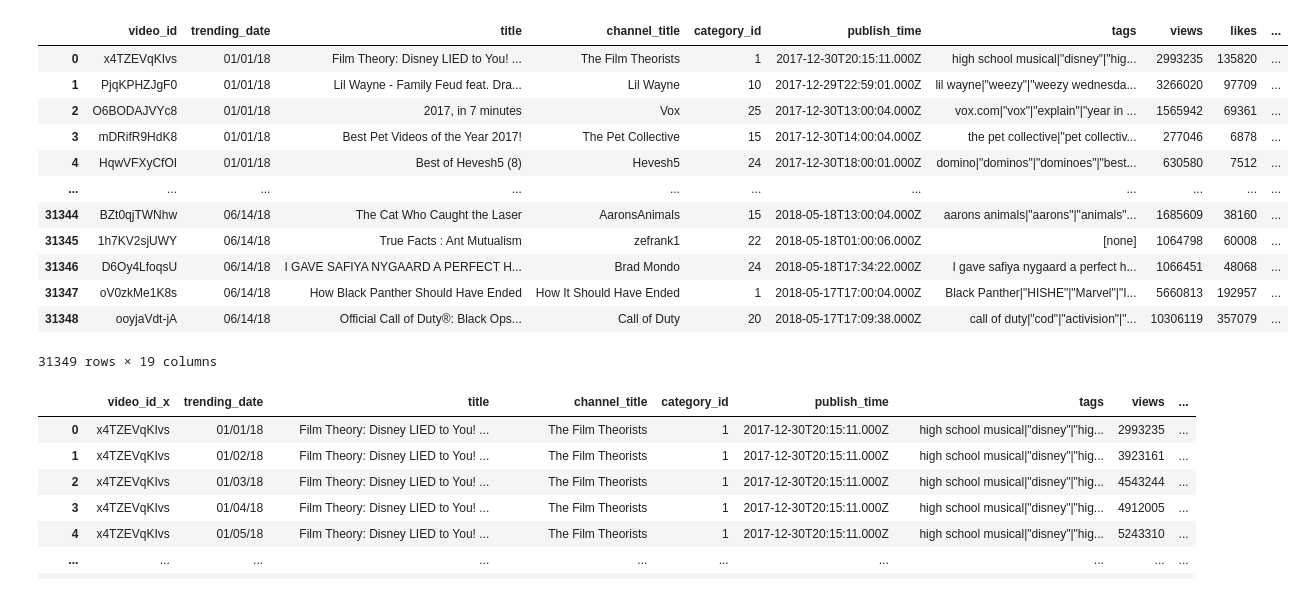
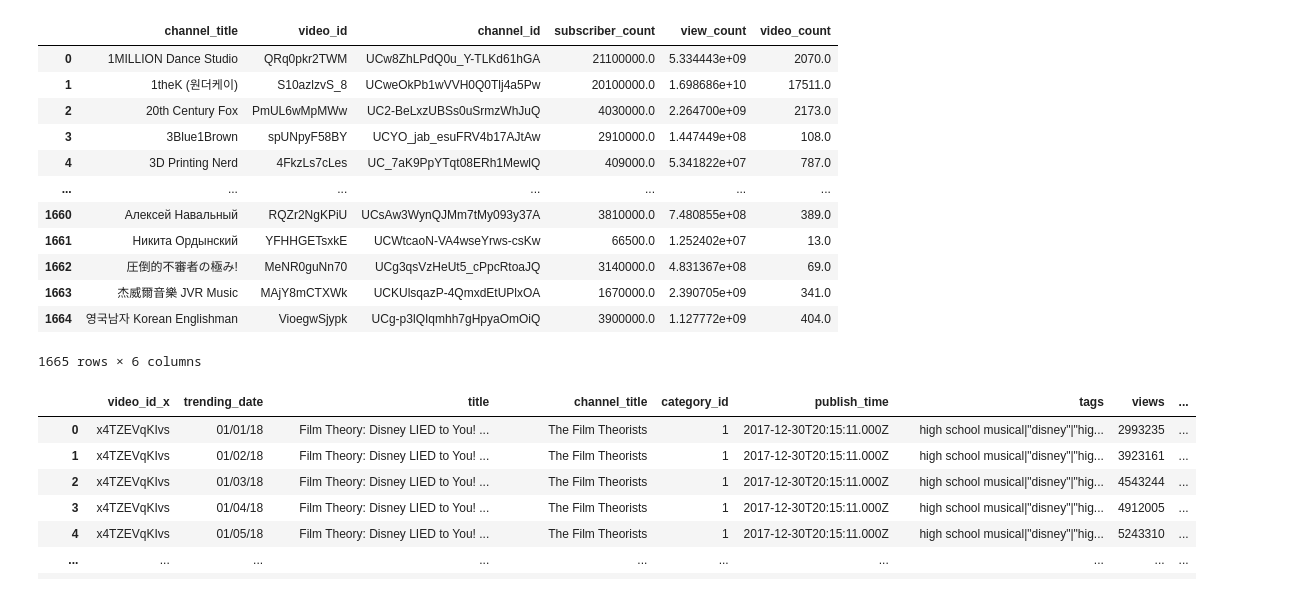
Before and after one commit to hannah8075/youtube-analysis, a Jupyter notebook: video_data.ipynb, the cells around one changed output. Saved outputs shown, nothing was run; the diff lists cells and outputs as text; code cells hidden in the pictures.

```diff
--- a/video_data.ipynb
+++ b/video_data.ipynb
@@ -6,23 +6,23 @@ import matplotlib.pyplot as plt
 # %%
 videos_csvpath = os.path.join("output/videos_data.csv")
 videos_df = pd.read_csv(videos_csvpath)
 youtube_csvpath = os.path.join("output/youtube2018.csv")
 youtube_df = pd.read_csv(youtube_csvpath)
-youtube_df
+videos_df
 # %% [output]
-|  | video_id | trending_date | title | channel_title | category_id | publish_time | tags | views | likes | ... |
-| 0 | x4TZEVqKIvs | 01/01/18 | Film Theory: Disney LIED to You! ... | The Film Theorists | 1 | 2017-12-30T20:15:11.000Z | high school musical|"disney"|"hig... | 2993235 | 135820 | ... |
-| 1 | PjqKPHZJgF0 | 01/01/18 | Lil Wayne - Family Feud feat. Dra... | Lil Wayne | 10 | 2017-12-29T22:59:01.000Z | lil wayne|"weezy"|"weezy wednesda... | 3266020 | 97709 | ... |
-| 2 | O6BODAJVYc8 | 01/01/18 | 2017, in 7 minutes | Vox | 25 | 2017-12-30T13:00:04.000Z | vox.com|"vox"|"explain"|"year in ... | 1565942 | 69361 | ... |
-| 3 | mDRifR9HdK8 | 01/01/18 | Best Pet Videos of the Year 2017! | The Pet Collective | 15 | 2017-12-30T14:00:04.000Z | the pet collective|"pet collectiv... | 277046 | 6878 | ... |
-| 4 | HqwVFXyCfOI | 01/01/18 | Best of Hevesh5 (8) | Hevesh5 | 24 | 2017-12-30T18:00:01.000Z | domino|"dominos"|"dominoes"|"best... | 630580 | 7512 | ... |
-| ... | ... | ... | ... | ... | ... | ... | ... | ... | ... | ... |
-| 31344 | BZt0qjTWNhw | 06/14/18 | The Cat Who Caught the Laser | AaronsAnimals | 15 | 2018-05-18T13:00:04.000Z | aarons animals|"aarons"|"animals"... | 1685609 | 38160 | ... |
-| 31345 | 1h7KV2sjUWY | 06/14/18 | True Facts : Ant Mutualism | zefrank1 | 22 | 2018-05-18T01:00:06.000Z | [none] | 1064798 | 60008 | ... |
-| 31346 | D6Oy4LfoqsU | 06/14/18 | I GAVE SAFIYA NYGAARD A PERFECT H... | Brad Mondo | 24 | 2018-05-18T17:34:22.000Z | I gave safiya nygaard a perfect h... | 1066451 | 48068 | ... |
-| 31347 | oV0zkMe1K8s | 06/14/18 | How Black Panther Should Have Ended | How It Should Have Ended | 1 | 2018-05-17T17:00:04.000Z | Black Panther|"HISHE"|"Marvel"|"I... | 5660813 | 192957 | ... |
-| 31348 | ooyjaVdt-jA | 06/14/18 | Official Call of Duty®: Black Ops... | Call of Duty | 20 | 2018-05-17T17:09:38.000Z | call of duty|"cod"|"activision"|"... | 10306119 | 357079 | ... |
+|  | channel_title | video_id | channel_id | subscriber_count | view_count | video_count |
+| 0 | 1MILLION Dance Studio | QRq0pkr2TWM | UCw8ZhLPdQ0u_Y-TLKd61hGA | 21100000.0 | 5.334443e+09 | 2070.0 |
+| 1 | 1theK (원더케이) | S10azlzvS_8 | UCweOkPb1wVVH0Q0Tlj4a5Pw | 20100000.0 | 1.698686e+10 | 17511.0 |
+| 2 | 20th Century Fox | PmUL6wMpMWw | UC2-BeLxzUBSs0uSrmzWhJuQ | 4030000.0 | 2.264700e+09 | 2173.0 |
+| 3 | 3Blue1Brown | spUNpyF58BY | UCYO_jab_esuFRV4b17AJtAw | 2910000.0 | 1.447449e+08 | 108.0 |
+| 4 | 3D Printing Nerd | 4FkzLs7cLes | UC_7aK9PpYTqt08ERh1MewlQ | 409000.0 | 5.341822e+07 | 787.0 |
+| ... | ... | ... | ... | ... | ... | ... |
+| 1660 | Алексей Навальный | RQZr2NgKPiU | UCsAw3WynQJMm7tMy093y37A | 3810000.0 | 7.480855e+08 | 389.0 |
+| 1661 | Никита Ордынский | YFHHGETsxkE | UCWtcaoN-VA4wseYrws-csKw | 66500.0 | 1.252402e+07 | 13.0 |
+| 1662 | 圧倒的不審者の極み! | MeNR0guNn70 | UCg3qsVzHeUt5_cPpcRtoaJQ | 3140000.0 | 4.831367e+08 | 69.0 |
+| 1663 | 杰威爾音樂 JVR Music | MAjY8mCTXWk | UCKUlsqazP-4QmxdEtUPlxOA | 1670000.0 | 2.390705e+09 | 341.0 |
+| 1664 | 영국남자 Korean Englishman | VioegwSjypk | UCg-p3lQIqmhh7gHpyaOmOiQ | 3900000.0 | 1.127772e+09 | 404.0 |
-31349 rows × 19 columns
+1665 rows × 6 columns
 # %%
 merged_df = pd.merge(youtube_df, videos_df, on = "channel_title")
 merged_df.groupby(["subscriber_count"])
```
Also changed, not shown: parts of 5 cells of this notebook.
